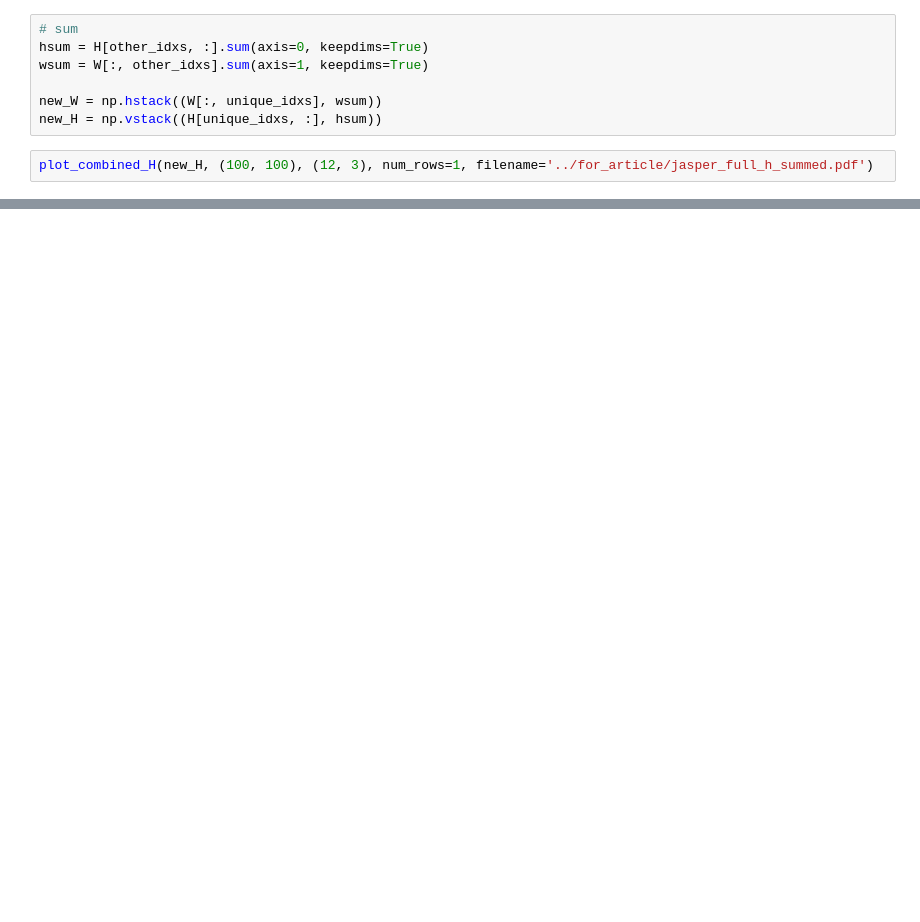
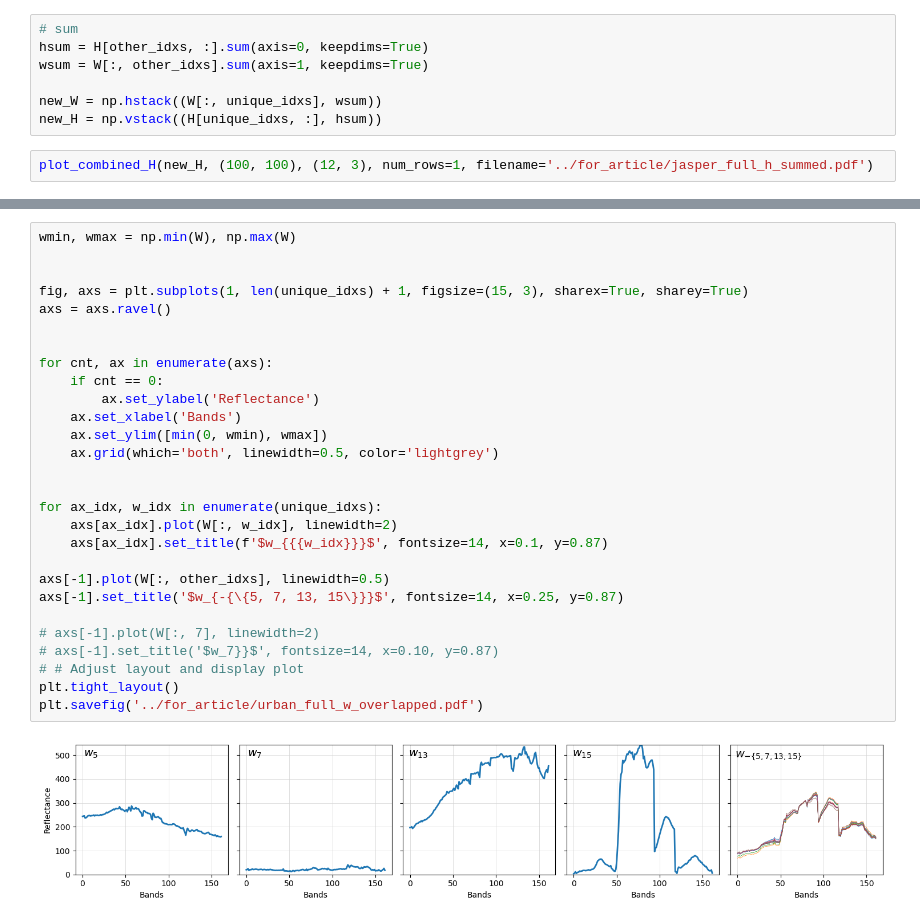
Before and after one commit to waqasbinhamed/sonnmf, a Jupyter notebook: experimental/notebooks/plots for article.ipynb, the cells around one changed output, grey strips where cells are left out. Saved outputs shown, nothing was run; the diff lists cells and outputs as text; blank space fills up the shorter version.

```diff
--- a/experimental/notebooks/plots for article.ipynb
+++ b/experimental/notebooks/plots for article.ipynb
@@ -359,0 +391,30 @@ plot_combined_H(new_H, (100, 100), (12, 3), num_rows=1, filename='../for_article
+# %%
+wmin, wmax = np.min(W), np.max(W)
+
+
+fig, axs = plt.subplots(1, len(unique_idxs) + 1, figsize=(15, 3), sharex=True, sharey=True)
+axs = axs.ravel()
+
+
+for cnt, ax in enumerate(axs):
+    if cnt == 0:
+        ax.set_ylabel('Reflectance')
+    ax.set_xlabel('Bands')
+    ax.set_ylim([min(0, wmin), wmax])
+    ax.grid(which='both', linewidth=0.5, color='lightgrey')
+
+
+for ax_idx, w_idx in enumerate(unique_idxs):
+    axs[ax_idx].plot(W[:, w_idx], linewidth=2)
+    axs[ax_idx].set_title(f'$w_{{{w_idx}}}$', fontsize=14, x=0.1, y=0.87)
+
+axs[-1].plot(W[:, other_idxs], linewidth=0.5)
+axs[-1].set_title('$w_{-{\{5, 7, 13, 15\}}}$', fontsize=14, x=0.25, y=0.87)
+
+# axs[-1].plot(W[:, 7], linewidth=2)
+# axs[-1].set_title('$w_7}}$', fontsize=14, x=0.10, y=0.87)
+# # Adjust layout and display plot
+plt.tight_layout()
+plt.savefig('../for_article/urban_full_w_overlapped.pdf')
+# %% [output]
+[figure, added]
```
Also changed, not shown: parts of 17 cells of this notebook, 8 other files.
